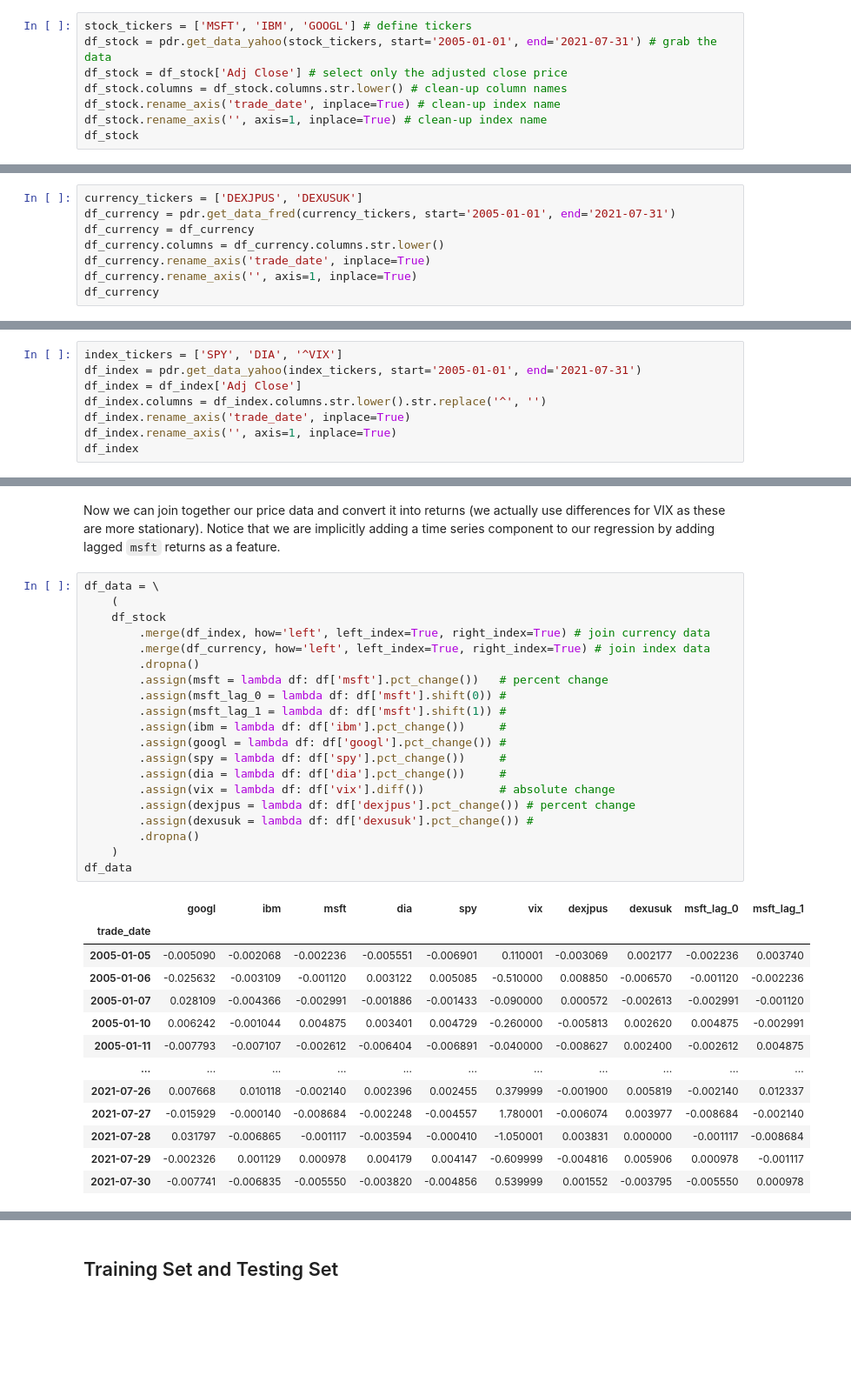
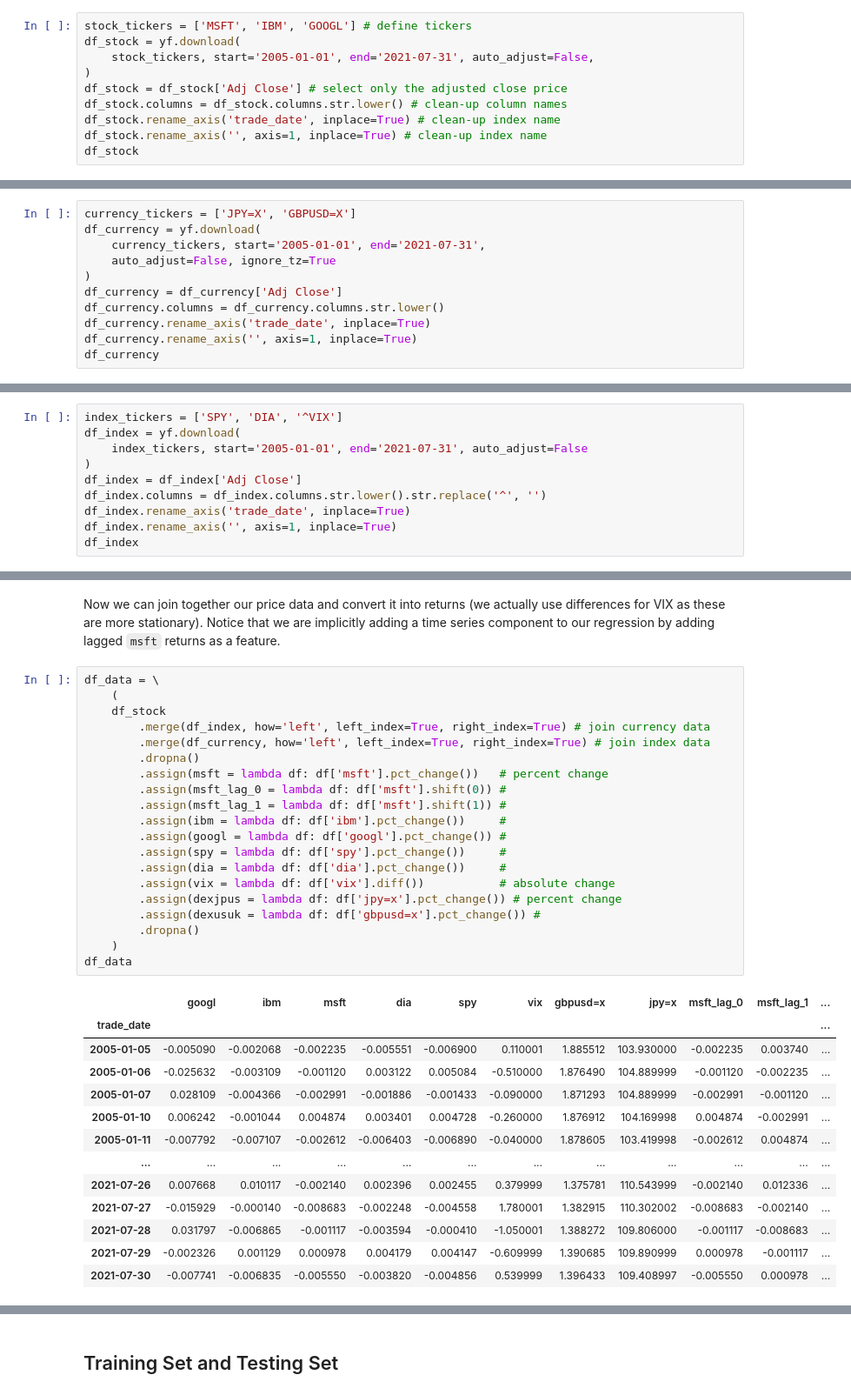
Before and after one commit to pritamdalal/p4dsf, a Jupyter notebook: chapters/25_stock_prediction/stock_prediction.ipynb, the cells around one changed output, grey strips where cells are left out. Shown: that part at 87% size. Saved outputs shown, nothing was run; the diff lists cells and outputs as text; blank space fills up the shorter version.

```diff
--- a/chapters/25_stock_prediction/stock_prediction.ipynb
+++ b/chapters/25_stock_prediction/stock_prediction.ipynb
@@ -21,7 +19,9 @@ import sklearn
 Next, let's read-in our data.  We will start the stocks, whose data we will get from Yahoo Finance.
 # %%
 stock_tickers = ['MSFT', 'IBM', 'GOOGL'] # define tickers
-df_stock = pdr.get_data_yahoo(stock_tickers, start='2005-01-01', end='2021-07-31') # grab the data
+df_stock = yf.download(
+    stock_tickers, start='2005-01-01', end='2021-07-31', auto_adjust=False,
+)
 df_stock = df_stock['Adj Close'] # select only the adjusted close price
 df_stock.columns = df_stock.columns.str.lower() # clean-up column names
 df_stock.rename_axis('trade_date', inplace=True) # clean-up index name
@@ -46,9 +46,12 @@ df_stock
 # %% [markdown]
 Next we'll grab currency data from FRED.
 # %%
-currency_tickers = ['DEXJPUS', 'DEXUSUK']
-df_currency = pdr.get_data_fred(currency_tickers, start='2005-01-01', end='2021-07-31')
-df_currency = df_currency
+currency_tickers = ['JPY=X', 'GBPUSD=X']
+df_currency = yf.download(
+    currency_tickers, start='2005-01-01', end='2021-07-31',
+    auto_adjust=False, ignore_tz=True
+)
+df_currency = df_currency['Adj Close']
 df_currency.columns = df_currency.columns.str.lower()
 df_currency.rename_axis('trade_date', inplace=True)
 df_currency.rename_axis('', axis=1, inplace=True)
@@ -72,7 +76,9 @@ df_currency
 Finally, we'll grab index data from Yahoo Finance.
 # %%
 index_tickers = ['SPY', 'DIA', '^VIX']
-df_index = pdr.get_data_yahoo(index_tickers, start='2005-01-01', end='2021-07-31')
+df_index = yf.download(
+    index_tickers, start='2005-01-01', end='2021-07-31', auto_adjust=False
+)
 df_index = df_index['Adj Close']
 df_index.columns = df_index.columns.str.lower().str.replace('^', '')
 df_index.rename_axis('trade_date', inplace=True)
@@ -101,34 +107,34 @@ Now we can join together our price data and convert it into returns (we actually
 # %%
 df_data = \
     (
     df_stock
         .merge(df_index, how='left', left_index=True, right_index=True) # join currency data
         .merge(df_currency, how='left', left_index=True, right_index=True) # join index data
         .dropna()
         .assign(msft = lambda df: df['msft'].pct_change())   # percent change
         .assign(msft_lag_0 = lambda df: df['msft'].shift(0)) #
         .assign(msft_lag_1 = lambda df: df['msft'].shift(1)) #
         .assign(ibm = lambda df: df['ibm'].pct_change())     #
         .assign(googl = lambda df: df['googl'].pct_change()) #
         .assign(spy = lambda df: df['spy'].pct_change())     #
         .assign(dia = lambda df: df['dia'].pct_change())     #
         .assign(vix = lambda df: df['vix'].diff())           # absolute change
-        .assign(dexjpus = lambda df: df['dexjpus'].pct_change()) # percent change
-        .assign(dexusuk = lambda df: df['dexusuk'].pct_change()) #
+        .assign(dexjpus = lambda df: df['jpy=x'].pct_change()) # percent change
+        .assign(dexusuk = lambda df: df['gbpusd=x'].pct_change()) #
         .dropna()
     )
 df_data
 # %% [output]
-|  | googl | ibm | msft | dia | spy | vix | dexjpus | dexusuk | msft_lag_0 | msft_lag_1 |
-| trade_date |  |  |  |  |  |  |  |  |  |  |
-| 2005-01-05 | -0.005090 | -0.002068 | -0.002236 | -0.005551 | -0.006901 | 0.110001 | -0.003069 | 0.002177 | -0.002236 | 0.003740 |
-| 2005-01-06 | -0.025632 | -0.003109 | -0.001120 | 0.003122 | 0.005085 | -0.510000 | 0.008850 | -0.006570 | -0.001120 | -0.002236 |
-| 2005-01-07 | 0.028109 | -0.004366 | -0.002991 | -0.001886 | -0.001433 | -0.090000 | 0.000572 | -0.002613 | -0.002991 | -0.001120 |
-| 2005-01-10 | 0.006242 | -0.001044 | 0.004875 | 0.003401 | 0.004729 | -0.260000 | -0.005813 | 0.002620 | 0.004875 | -0.002991 |
-| 2005-01-11 | -0.007793 | -0.007107 | -0.002612 | -0.006404 | -0.006891 | -0.040000 | -0.008627 | 0.002400 | -0.002612 | 0.004875 |
-| ... | ... | ... | ... | ... | ... | ... | ... | ... | ... | ... |
-| 2021-07-26 | 0.007668 | 0.010118 | -0.002140 | 0.002396 | 0.002455 | 0.379999 | -0.001900 | 0.005819 | -0.002140 | 0.012337 |
-| 2021-07-27 | -0.015929 | -0.000140 | -0.008684 | -0.002248 | -0.004557 | 1.780001 | -0.006074 | 0.003977 | -0.008684 | -0.002140 |
-| 2021-07-28 | 0.031797 | -0.006865 | -0.001117 | -0.003594 | -0.000410 | -1.050001 | 0.003831 | 0.000000 | -0.001117 | -0.008684 |
-| 2021-07-29 | -0.002326 | 0.001129 | 0.000978 | 0.004179 | 0.004147 | -0.609999 | -0.004816 | 0.005906 | 0.000978 | -0.001117 |
-| 2021-07-30 | -0.007741 | -0.006835 | -0.005550 | -0.003820 | -0.004856 | 0.539999 | 0.001552 | -0.003795 | -0.005550 | 0.000978 |
+|  | googl | ibm | msft | dia | spy | vix | gbpusd=x | jpy=x | msft_lag_0 | msft_lag_1 | ... |
+| trade_date |  |  |  |  |  |  |  |  |  |  | ... |
+| 2005-01-05 | -0.005090 | -0.002068 | -0.002235 | -0.005551 | -0.006900 | 0.110001 | 1.885512 | 103.930000 | -0.002235 | 0.003740 | ... |
+| 2005-01-06 | -0.025632 | -0.003109 | -0.001120 | 0.003122 | 0.005084 | -0.510000 | 1.876490 | 104.889999 | -0.001120 | -0.002235 | ... |
+| 2005-01-07 | 0.028109 | -0.004366 | -0.002991 | -0.001886 | -0.001433 | -0.090000 | 1.871293 | 104.889999 | -0.002991 | -0.001120 | ... |
+| 2005-01-10 | 0.006242 | -0.001044 | 0.004874 | 0.003401 | 0.004728 | -0.260000 | 1.876912 | 104.169998 | 0.004874 | -0.002991 | ... |
+| 2005-01-11 | -0.007792 | -0.007107 | -0.002612 | -0.006403 | -0.006890 | -0.040000 | 1.878605 | 103.419998 | -0.002612 | 0.004874 | ... |
+| ... | ... | ... | ... | ... | ... | ... | ... | ... | ... | ... | ... |
+| 2021-07-26 | 0.007668 | 0.010117 | -0.002140 | 0.002396 | 0.002455 | 0.379999 | 1.375781 | 110.543999 | -0.002140 | 0.012336 | ... |
+| 2021-07-27 | -0.015929 | -0.000140 | -0.008683 | -0.002248 | -0.004558 | 1.780001 | 1.382915 | 110.302002 | -0.008683 | -0.002140 | ... |
+| 2021-07-28 | 0.031797 | -0.006865 | -0.001117 | -0.003594 | -0.000410 | -1.050001 | 1.388272 | 109.806000 | -0.001117 | -0.008683 | ... |
+| 2021-07-29 | -0.002326 | 0.001129 | 0.000978 | 0.004179 | 0.004147 | -0.609999 | 1.390685 | 109.890999 | 0.000978 | -0.001117 | ... |
+| 2021-07-30 | -0.007741 | -0.006835 | -0.005550 | -0.003820 | -0.004856 | 0.539999 | 1.396433 | 109.408997 | -0.005550 | 0.000978 | ... |
```
Also changed, not shown: parts of 18 cells of this notebook, 35 other files.
